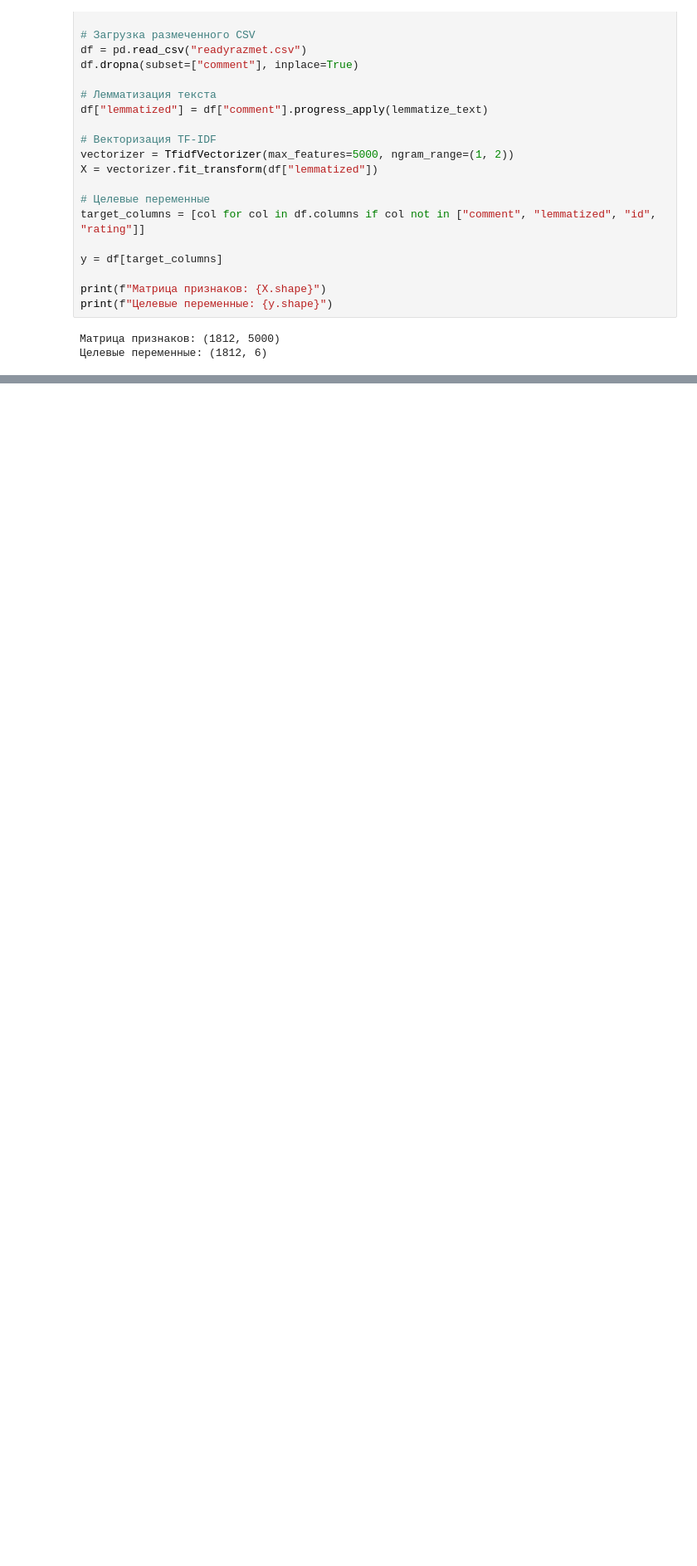
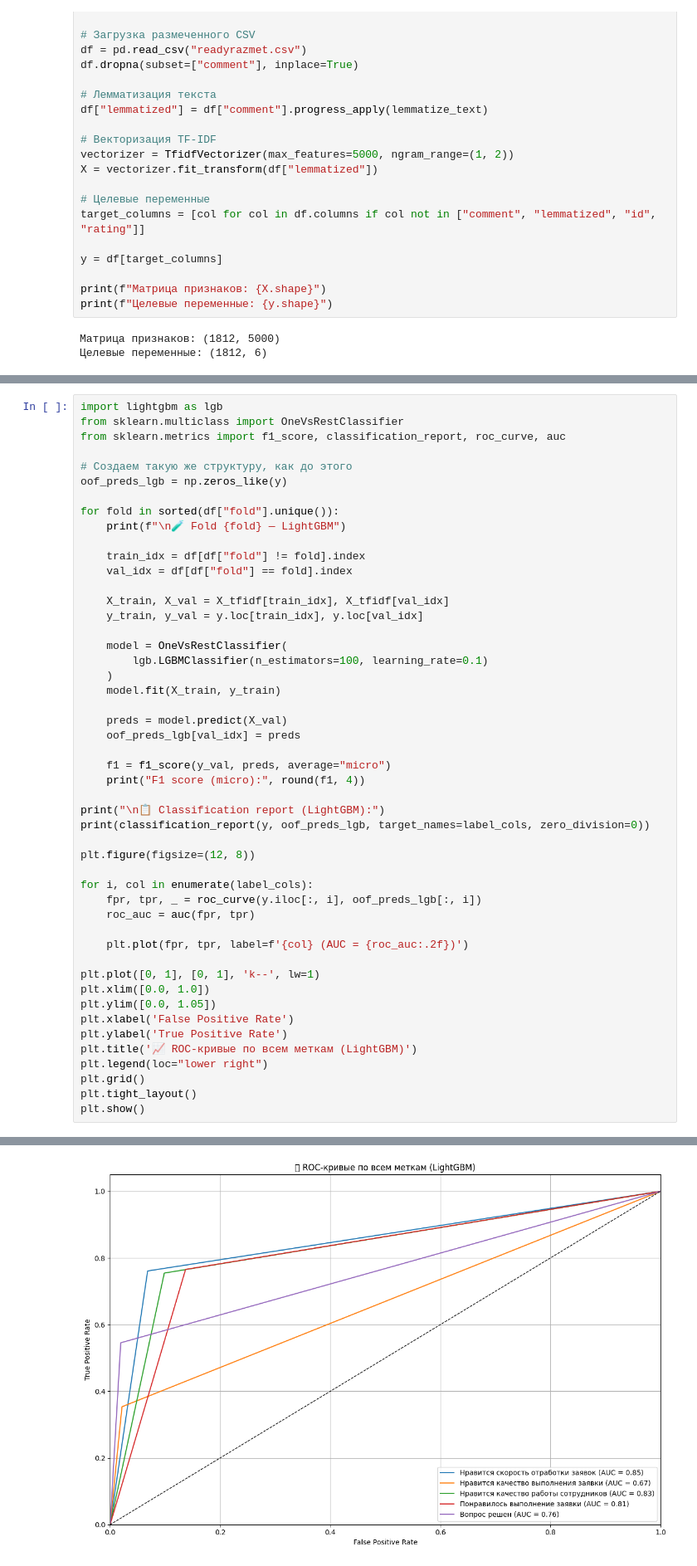
Before and after one commit to kerafff/intens4, a Jupyter notebook: intens4.ipynb, the cells around one changed output, grey strips where cells are left out. Shown at 83% size. Saved outputs shown, nothing was run; the diff lists cells and outputs as text; blank space fills up the shorter version.

```diff
--- a/intens4.ipynb
+++ b/intens4.ipynb
@@ -152,0 +269,50 @@ weighted avg       0.83      0.83      0.83       363
+# %%
+import lightgbm as lgb
+from sklearn.multiclass import OneVsRestClassifier
+from sklearn.metrics import f1_score, classification_report, roc_curve, auc
+
+# Создаем такую же структуру, как до этого
+oof_preds_lgb = np.zeros_like(y)
+
+for fold in sorted(df["fold"].unique()):
+    print(f"\n🧪 Fold {fold} — LightGBM")
+
+    train_idx = df[df["fold"] != fold].index
+    val_idx = df[df["fold"] == fold].index
+
+    X_train, X_val = X_tfidf[train_idx], X_tfidf[val_idx]
+    y_train, y_val = y.loc[train_idx], y.loc[val_idx]
+
+    model = OneVsRestClassifier(
+        lgb.LGBMClassifier(n_estimators=100, learning_rate=0.1)
+    )
+    model.fit(X_train, y_train)
+
+    preds = model.predict(X_val)
+    oof_preds_lgb[val_idx] = preds
+
+    f1 = f1_score(y_val, preds, average="micro")
+    print("F1 score (micro):", round(f1, 4))
+
+print("\n📋 Classification report (LightGBM):")
+print(classification_report(y, oof_preds_lgb, target_names=label_cols, zero_division=0))
+
+plt.figure(figsize=(12, 8))
+
+for i, col in enumerate(label_cols):
+    fpr, tpr, _ = roc_curve(y.iloc[:, i], oof_preds_lgb[:, i])
+    roc_auc = auc(fpr, tpr)
+
+    plt.plot(fpr, tpr, label=f'{col} (AUC = {roc_auc:.2f})')
+
+plt.plot([0, 1], [0, 1], 'k--', lw=1)
+plt.xlim([0.0, 1.0])
+plt.ylim([0.0, 1.05])
+plt.xlabel('False Positive Rate')
+plt.ylabel('True Positive Rate')
+plt.title('📈 ROC-кривые по всем меткам (LightGBM)')
+plt.legend(loc="lower right")
+plt.grid()
+plt.tight_layout()
+plt.show()
+# %% [output]
@@ -152,0 +419 @@ weighted avg       0.83      0.83      0.83       363
+[figure, added]
```
Also changed, not shown: parts of 10 cells of this notebook, 2 other files.
